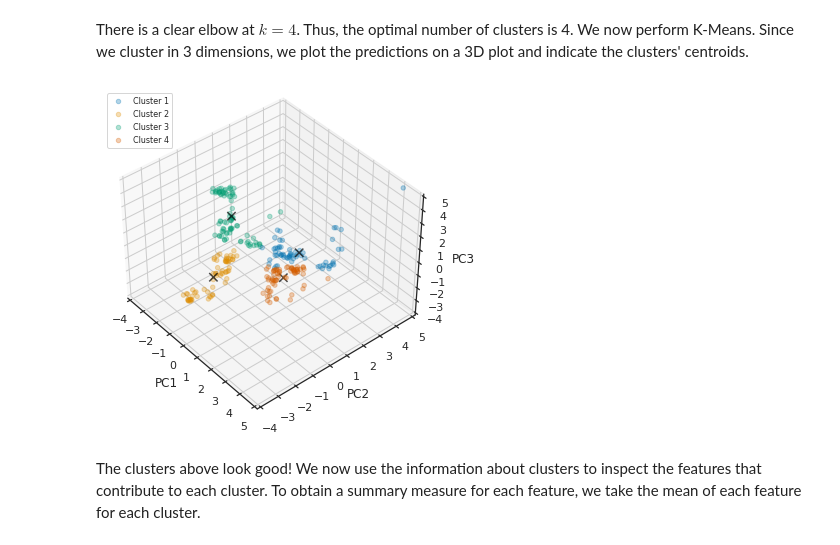
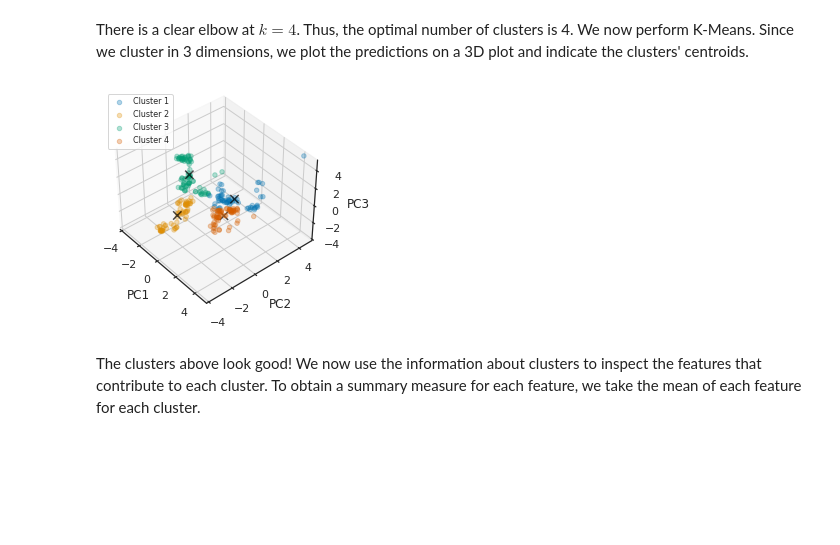
Before and after one commit to filipbalucha/FDS_final_project, a Jupyter notebook: data_analysis.ipynb, the cells around one changed output. Saved outputs shown, nothing was run; the diff lists cells and outputs as text; code cells hidden in the pictures; blank space fills up the shorter version.

Commit message:
k means plot reduced

```diff
--- a/data_analysis.ipynb
+++ b/data_analysis.ipynb
@@ -846,36 +846,36 @@ K_means_sklearn_model.fit(df_transformed)
 prediction = K_means_sklearn_model.predict(df_transformed)
 centres = K_means_sklearn_model.cluster_centers_
 
-fig = plt.figure(figsize=(6,6))
+fig = plt.figure(figsize=(4,4))
 ax = fig.add_subplot(111, projection='3d')
 
 # Plot scatter plots
 df_transformed['prediction'] = prediction
 for i in range(0,4):
     df_sub = df_transformed.loc[df_transformed['prediction'] == i]
     ax.scatter(df_sub['PC1'], df_sub['PC2'], df_sub['PC3'], cmap='cool', alpha=0.3, label=f'Cluster {i+1}')
 
 # Plot cluster centres
 ax.scatter(centres[:,0], centres[:,1], centres[:,2], marker='x', color='black', s=70, alpha=0.7)
 
 ax.legend(loc='upper left', prop={ 'size': 8 })
 ax.set_xlabel('PC1')
 ax.set_ylabel('PC2')
 ax.set_zlabel('PC3')
 
 ax.set_xlim(-4,5)
 ax.set_ylim(-4,5)
 ax.set_zlim(-4,5)
 
 # Set angle of view
 ax.azim = -40
 ax.elev = 40
 
 plt.savefig('report/3d_clusters.pdf', bbox_inches='tight')
 
 plt.show()
 # %% [output]
-[figure, old version]
+[figure, new version]
 # %% [markdown]
 The clusters above look good! We now use the information about clusters to inspect the features that contribute to each cluster. To obtain a summary measure for each feature, we take the mean of each feature for each cluster.
 # %%
```
Also changed, not shown: 1 other file.
